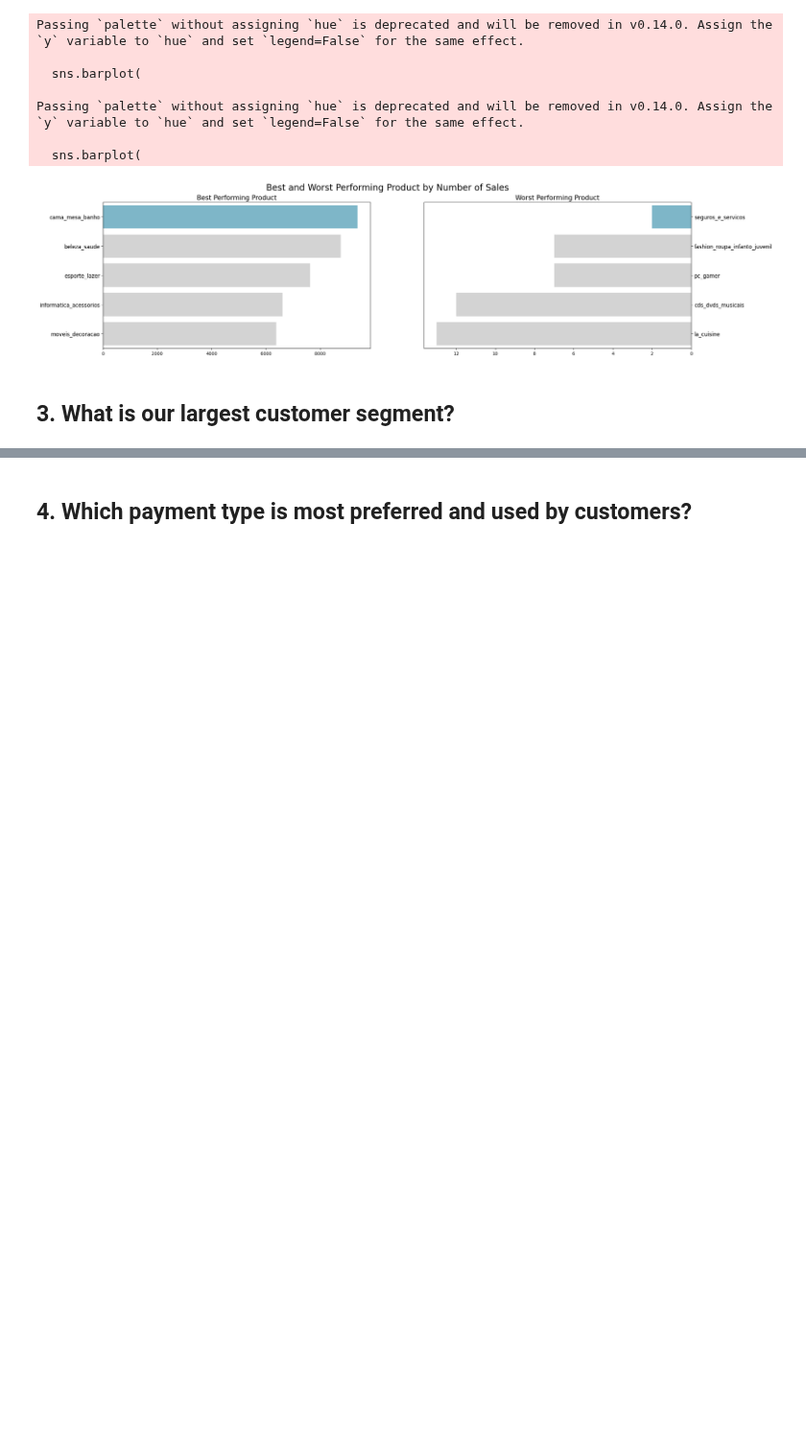
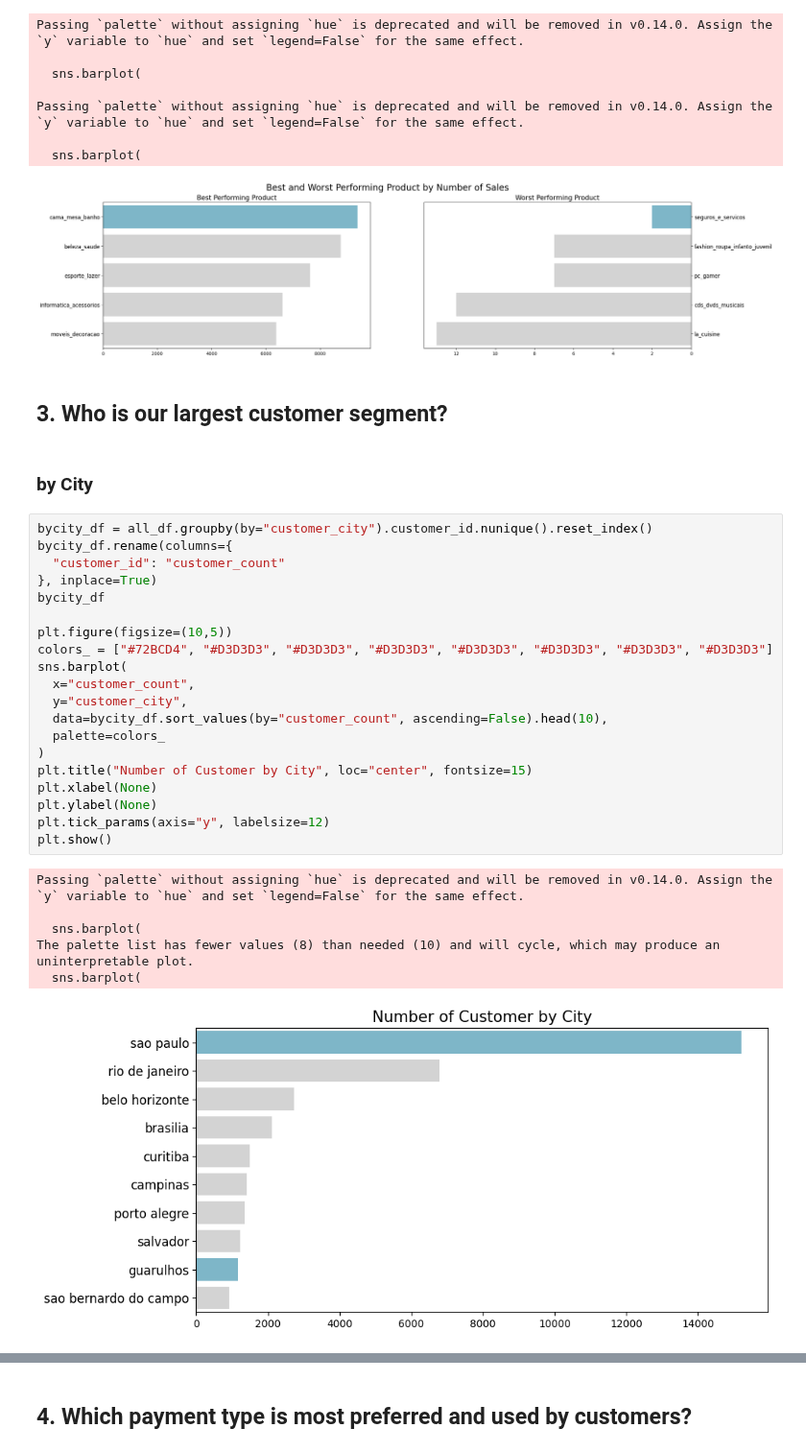
Before and after one commit to naufalmuafi/e-commerce_analysis_project, a Jupyter notebook: main.ipynb, the cells around one changed output, grey strips where cells are left out. Shown at 96% size. Cells and saved outputs as stored; diff of their text form; blank space fills up the shorter version.

```diff
--- a/main.ipynb
+++ b/main.ipynb
@@ -1624,4 +1624,33 @@ Passing `palette` without assigning `hue` is deprecated and will be removed in v
   sns.barplot(
 [figure]
 # %% [markdown]
-## 3. What is our largest customer segment?
+## 3. Who is our largest customer segment?
+# %% [markdown]
+###  by City
+# %%
+bycity_df = all_df.groupby(by="customer_city").customer_id.nunique().reset_index()
+bycity_df.rename(columns={
+  "customer_id": "customer_count"
+}, inplace=True)
+bycity_df
+
+plt.figure(figsize=(10,5))
+colors_ = ["#72BCD4", "#D3D3D3", "#D3D3D3", "#D3D3D3", "#D3D3D3", "#D3D3D3", "#D3D3D3", "#D3D3D3"]
+sns.barplot(
+  x="customer_count",
+  y="customer_city",
+  data=bycity_df.sort_values(by="customer_count", ascending=False).head(10),
+  palette=colors_
+)
+plt.title("Number of Customer by City", loc="center", fontsize=15)
+plt.xlabel(None)
+plt.ylabel(None)
+plt.tick_params(axis="y", labelsize=12)
+plt.show()
+# %% [output]
+Passing `palette` without assigning `hue` is deprecated and will be removed in v0.14.0. Assign the `y` variable to `hue` and set `legend=False` for the same effect.
+
+  sns.barplot(
+The palette list has fewer values (8) than needed (10) and will cycle, which may produce an uninterpretable plot.
+  sns.barplot(
+[figure, added]
```
Also changed, not shown: parts of 2 cells of this notebook.
